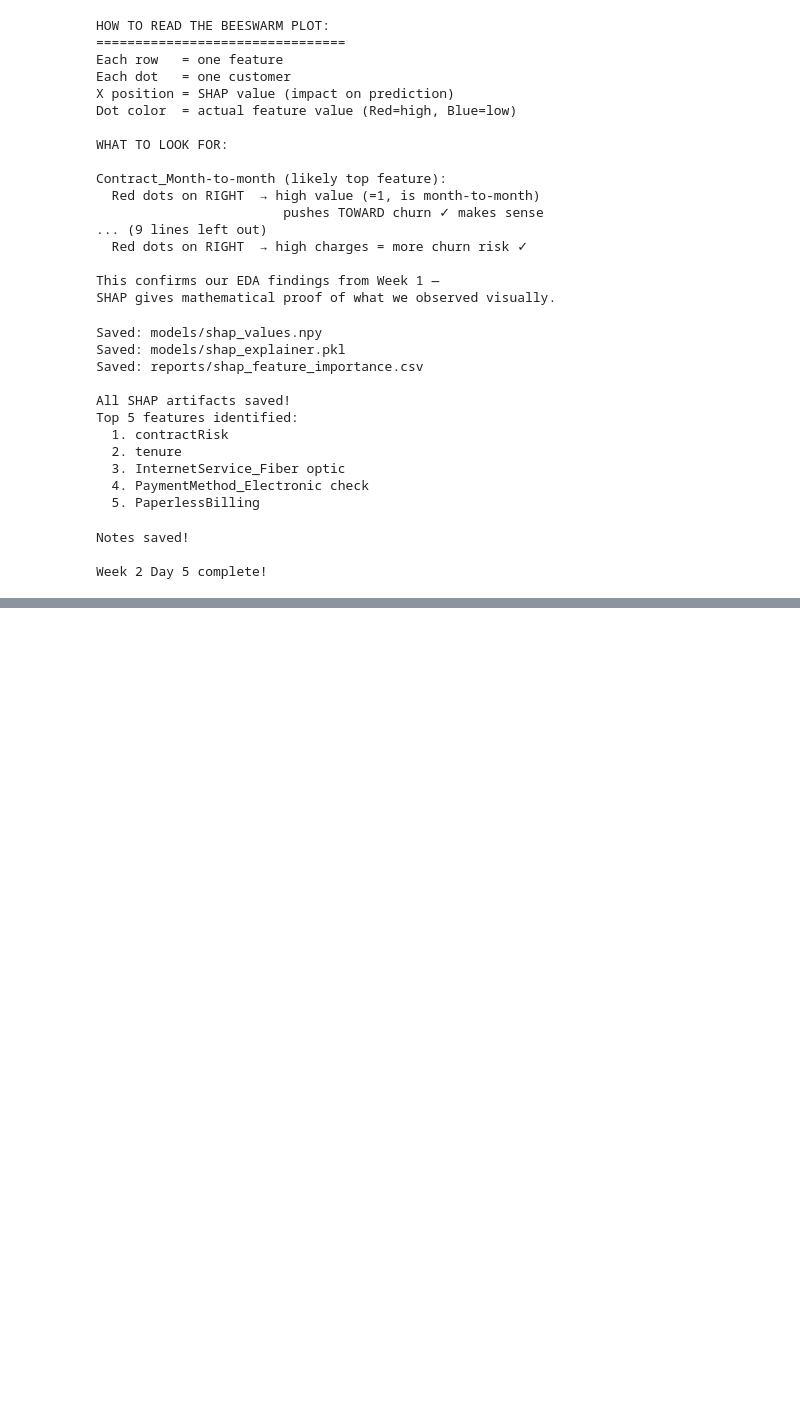
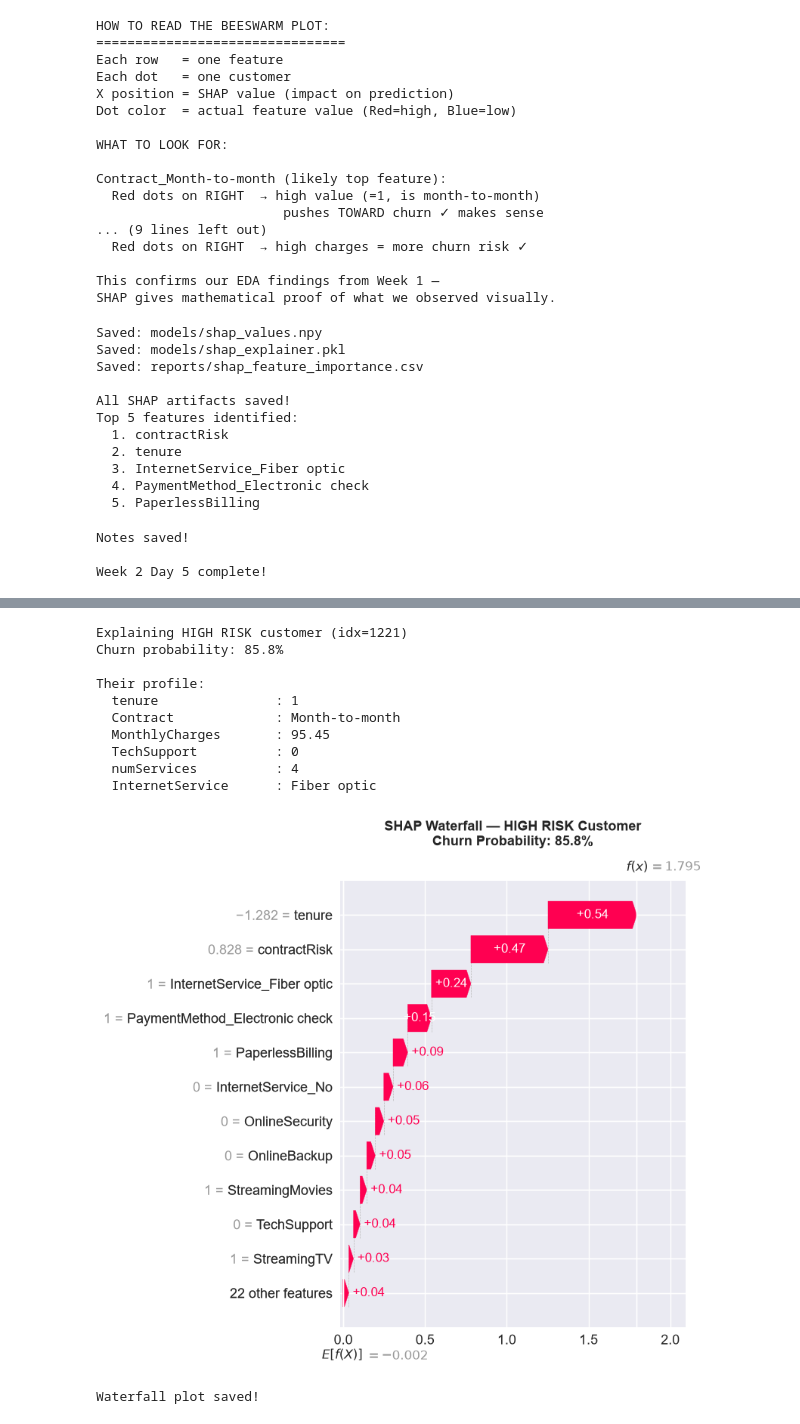
Before and after one commit to Kasak02/churn-predictor, a Jupyter notebook: 05_model_training.ipynb, the cells around one changed output, grey strips where cells are left out. Saved outputs shown, nothing was run; the diff lists cells and outputs as text; code cells hidden in the pictures; blank space fills up the shorter version.

Commit message:
Week 2 Day 6: SHAP waterfall plots + explain_customer function built

```diff
--- a/05_model_training.ipynb
+++ b/05_model_training.ipynb
@@ -1967,0 +2061,44 @@ Week 2 Day 5 complete!
+# %%
+# waterfall plot for highest risk customer
+# Shows exactly WHY this customer got a high churn score
+
+idx = high_risk_idx
+
+print(f"Explaining HIGH RISK customer (idx={idx})")
+print(f"Churn probability: {y_pred_prob[idx]*100:.1f}%")
+print(f"\nTheir profile:")
+for col in ['tenure', 'Contract', 'MonthlyCharges',
+            'TechSupport', 'numServices', 'InternetService']:
+    if col in X_test.columns:
+        print(f"  {col:<20} : {X_test.iloc[idx][col]}")
+
+# Build SHAP Explanation object for waterfall
+explanation = shap.Explanation(
+    values        = shap_values[idx],
+    base_values   = explainer.expected_value,
+    data          = X_test_proc[idx],
+    feature_names = feature_names
+)
+
+# Waterfall plot
+fig, ax = plt.subplots(figsize=(10, 7))
+shap.plots.waterfall(explanation, max_display=12, show=False)
+plt.title(f'SHAP Waterfall — HIGH RISK Customer\nChurn Probability: {y_pred_prob[idx]*100:.1f}%',
+          fontweight='bold', fontsize=13, pad=15)
+plt.tight_layout()
+plt.savefig('reports/shap_waterfall_highrisk.png', dpi=150, bbox_inches='tight')
+plt.show()
+print("Waterfall plot saved!")
+# %% [output]
+Explaining HIGH RISK customer (idx=1221)
+Churn probability: 85.8%
+
+Their profile:
+  tenure               : 1
+  Contract             : Month-to-month
+  MonthlyCharges       : 95.45
+  TechSupport          : 0
+  numServices          : 4
+  InternetService      : Fiber optic
+[figure, added]
+Waterfall plot saved!
```
Also changed, not shown: parts of 8 cells of this notebook, 6 other files.
